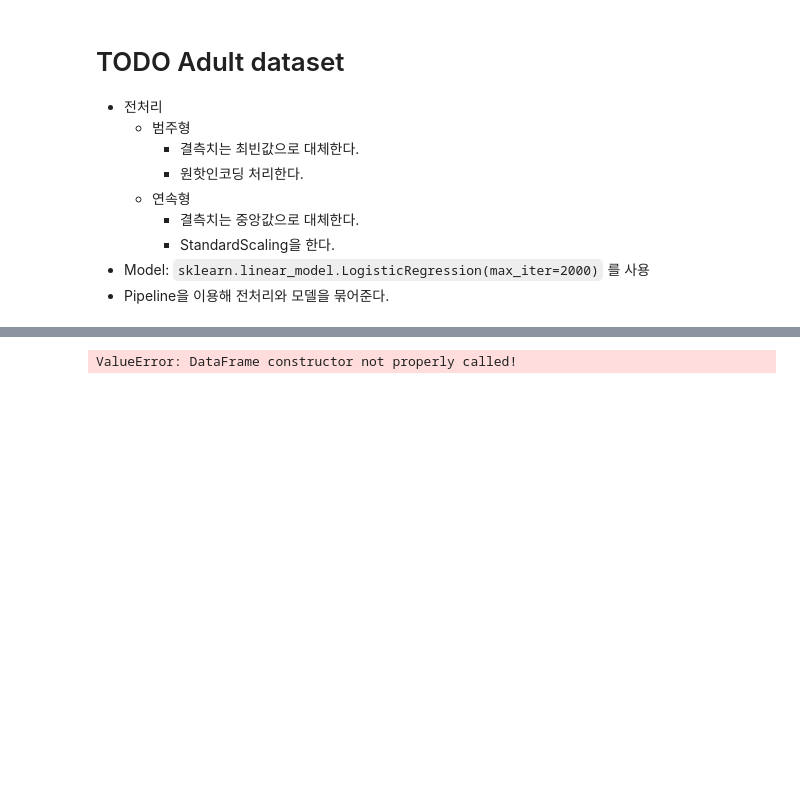
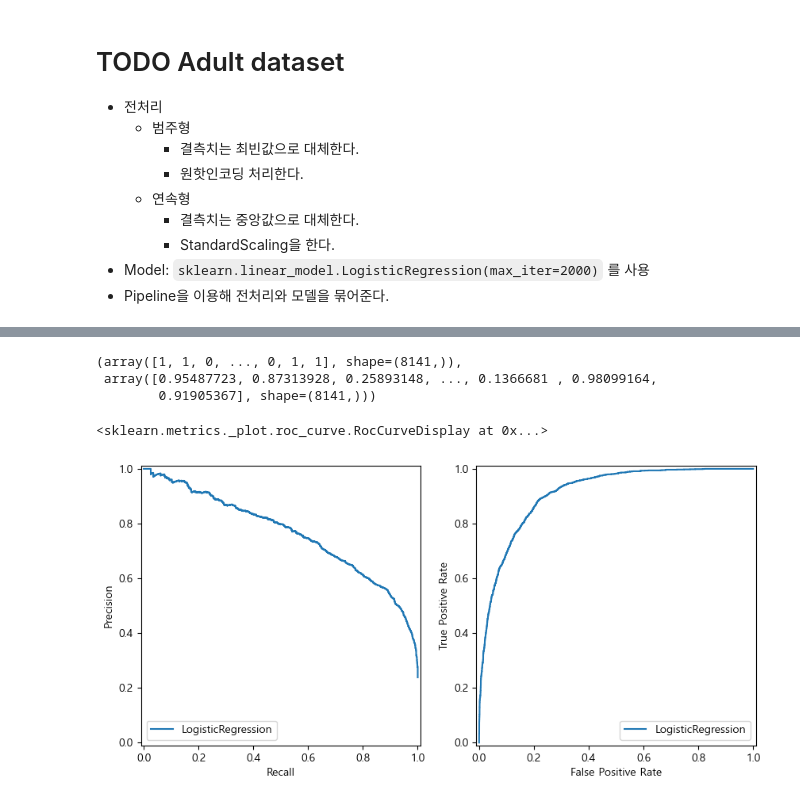
Before and after one commit to Jinhyeok33/my_SKN13, a Jupyter notebook: 08_머신러닝/06_과적합_일반화_그리드서치_파이프라인.ipynb, the cells around one changed output, grey strips where cells are left out. Cells and saved outputs as stored; diff of their text form; code cells hidden in the pictures; blank space fills up the shorter version.

```diff
--- a/08_머신러닝/06_과적합_일반화_그리드서치_파이프라인.ipynb
+++ b/08_머신러닝/06_과적합_일반화_그리드서치_파이프라인.ipynb
@@ -1193,27 +862,61 @@ from sklearn.preprocessing import OneHotEncoder, StandardScaler
 from sklearn.pipeline import Pipeline
 from sklearn.linear_model import LogisticRegression
 
-model2 = LogisticRegression(max_iter=2000)
+model = LogisticRegression(max_iter=2000)
 
-cate_pipeline2 = Pipeline([
+cate_pipeline = Pipeline([
     ('imputer', SimpleImputer(strategy='most_frequent')),
     ('scaler', OneHotEncoder(handle_unknown='ignore'))
 ])
-num_pipeline2 = Pipeline([
+num_pipeline = Pipeline([
     ('imputer', SimpleImputer(strategy='median')),
     ('scaler', StandardScaler())
 ])
-preprocessor2 = ColumnTransformer([
-    ('cate_preprocessor', cate_pipeline2, categorical_columns),
-    ('num_preprocessor', num_pipeline2, numeric_columns)
+preprocessor = ColumnTransformer([
+    ('cate_preprocessor', cate_pipeline, categorical_columns),
+    ('num_preprocessor', num_pipeline, numeric_columns)
 ], remainder='drop')
 final_pipeline = Pipeline([
-    ('preprocessor', preprocessor2),
+    ('preprocessor', preprocessor),
     ('model', model2)
 ])
-pd.DataFrame(final_pipeline.fit(X, y))
+final_pipeline.fit(X_train, y_train)
+pred_proba_test = final_pipeline.predict_proba(X_test)
+# pred_proba_test[:][1] -> ndarray에서는 이런 인덱싱 X 안통해
+y_test, pred_proba_test[:, 1]
 # %% [output]
-ValueError: DataFrame constructor not properly called!
+(array([1, 1, 0, ..., 0, 1, 1], shape=(8141,)),
+ array([0.95487723, 0.87313928, 0.25893148, ..., 0.1366681 , 0.98099164,
+        0.91905367], shape=(8141,)))
+# %%
+from sklearn.metrics import (PrecisionRecallDisplay, RocCurveDisplay,
+                            precision_recall_curve, roc_curve)
+import matplotlib.pyplot as plt
+# test_display = PrecisionRecallDisplay(
+#     precision_score(y_test, pred_proba_test[:, 1]),
+#     recall_score(y_test, pred_proba_test[:, 1]),
+#     estimator_name='LogisticRegression'
+# ) -> 각각의 score를 따로 측정하는건 확률 가지고 하는게 당연히 아니야 ! 임계값에 대한 배열로 반환 받을 필요 없잖아
+precision, recall, _ = precision_recall_curve(y_test, pred_proba_test[:, 1])
+pr_curve_display = PrecisionRecallDisplay(
+    precision,
+    recall,
+    estimator_name='LogisticRegression'
+)
+fpr, recall2, _ = roc_curve(y_test, pred_proba_test[:, 1])
+roc_curve_display = RocCurveDisplay(
+    fpr=fpr,
+    tpr=recall2,
+    estimator_name='LogisticRegression'
+)
+fig = plt.figure(figsize=(10, 5))
+ax = fig.add_subplot(1, 2, 1)
+ax2 = fig.add_subplot(1, 2, 2)
+pr_curve_display.plot(ax=ax)
+roc_curve_display.plot(ax=ax2)
+# %% [output]
+<sklearn.metrics._plot.roc_curve.RocCurveDisplay at 0x...>
+[figure, added]
 # %%
 '''맘대로
 파이프라인으로 묶고 이걸 ColumnTransformer에 넣어도 되고
```
Also changed, not shown: parts of 69 cells of this notebook, 12 other files.
